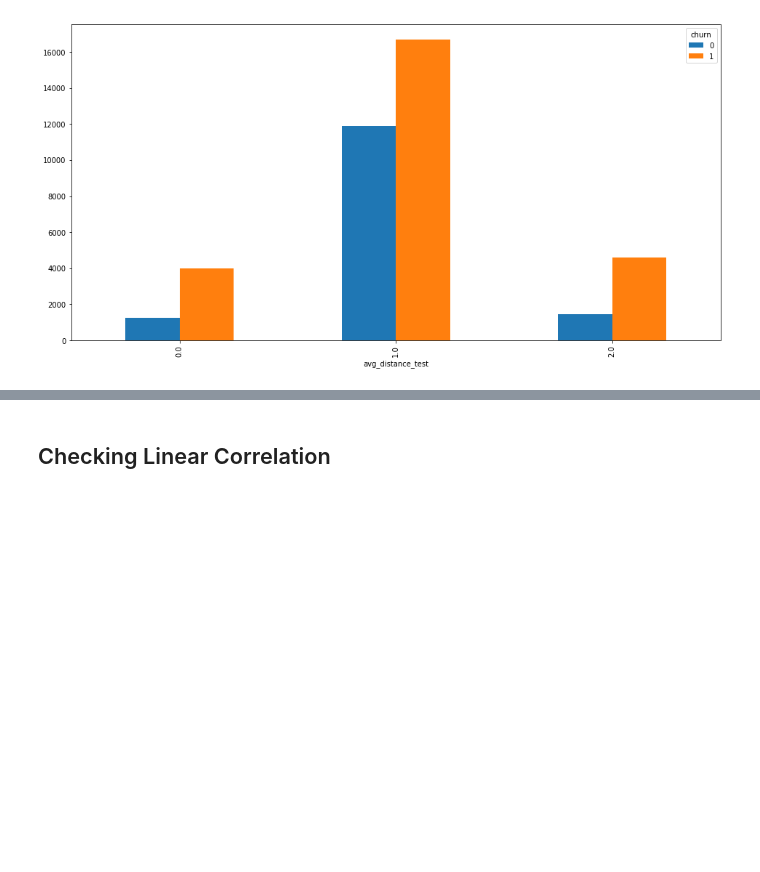
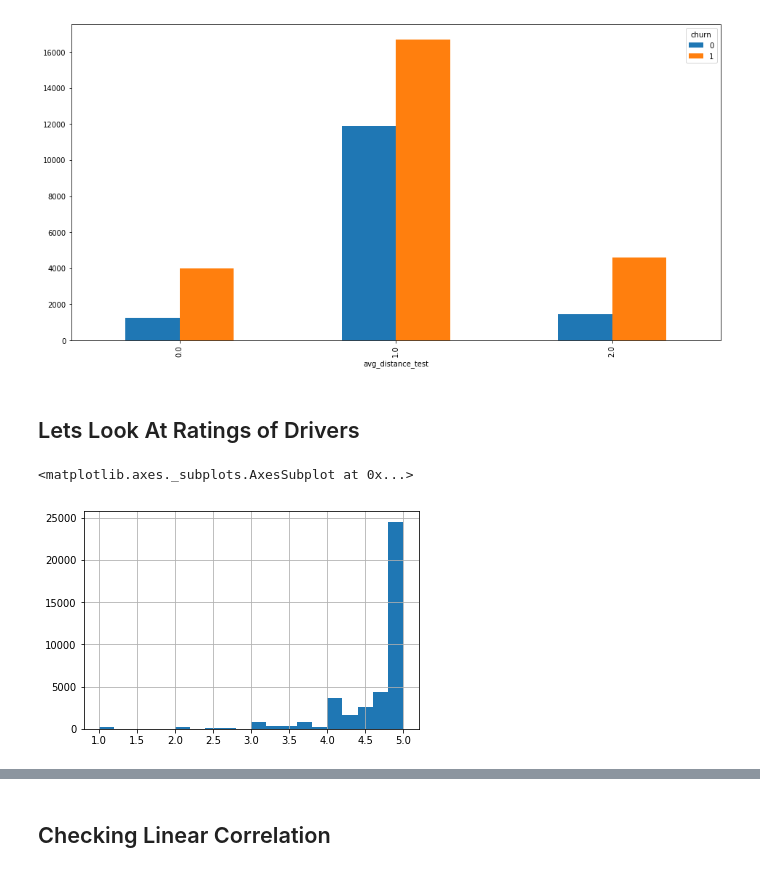
Before and after one commit to kuroodi/Churn_Analysis_Case_Study, a Jupyter notebook: eda/eda.ipynb, the cells around one changed output, grey strips where cells are left out. Saved outputs shown, nothing was run; the diff lists cells and outputs as text; code cells hidden in the pictures; blank space fills up the shorter version.

```diff
--- a/eda/eda.ipynb
+++ b/eda/eda.ipynb
@@ -225,3 +225,10 @@ churn_final = churn_clean
 
 churn_final['extreme_dist'] = (churn_clean['avg_distance_test'] != 1).astype(int)
 churn_final = churn_final.drop(['avg_distance_test'], axis = 1)
+# %% [markdown]
+## Lets Look At Ratings of Drivers
+# %%
+churn_final['avg_rating_of_driver'].hist(bins=20, log)
+# %% [output]
+<matplotlib.axes._subplots.AxesSubplot at 0x...>
+[figure, added]
```
Also changed, not shown: parts of 8 cells of this notebook.
